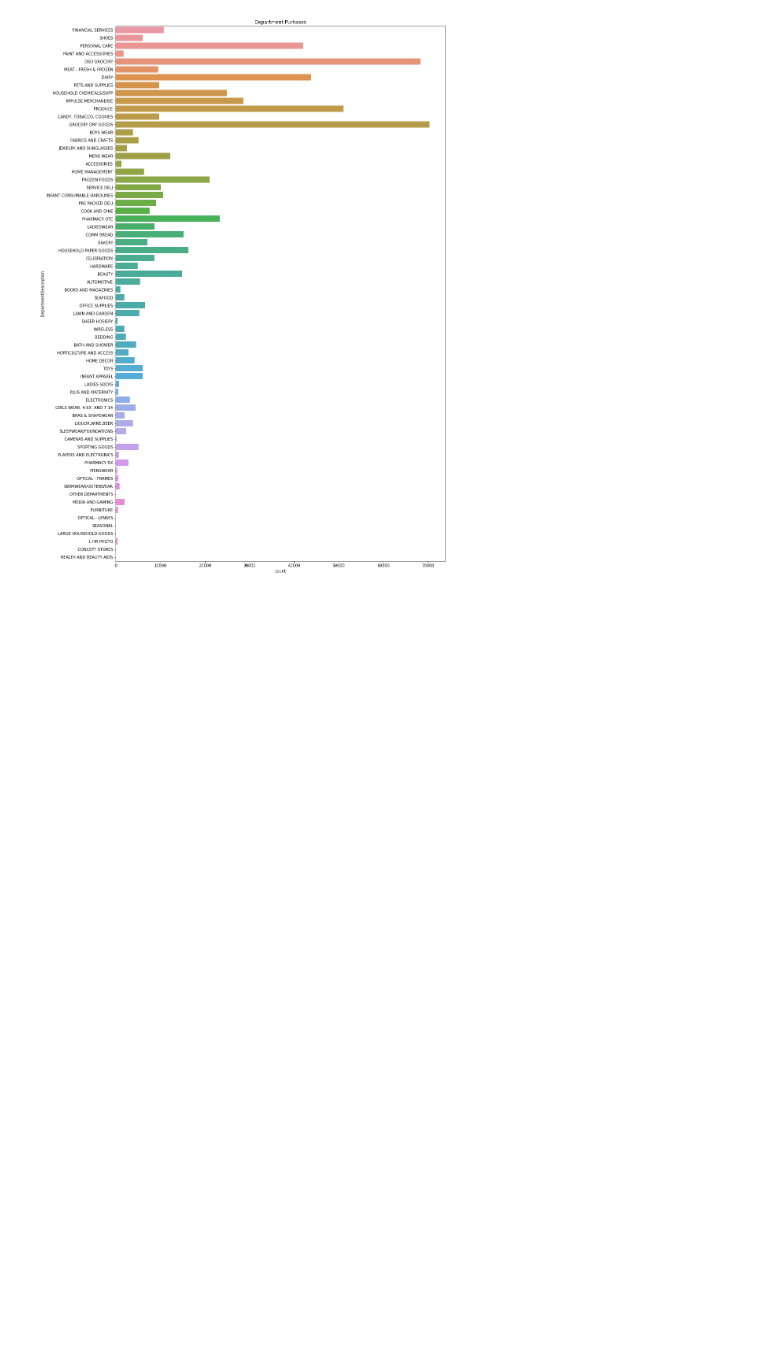
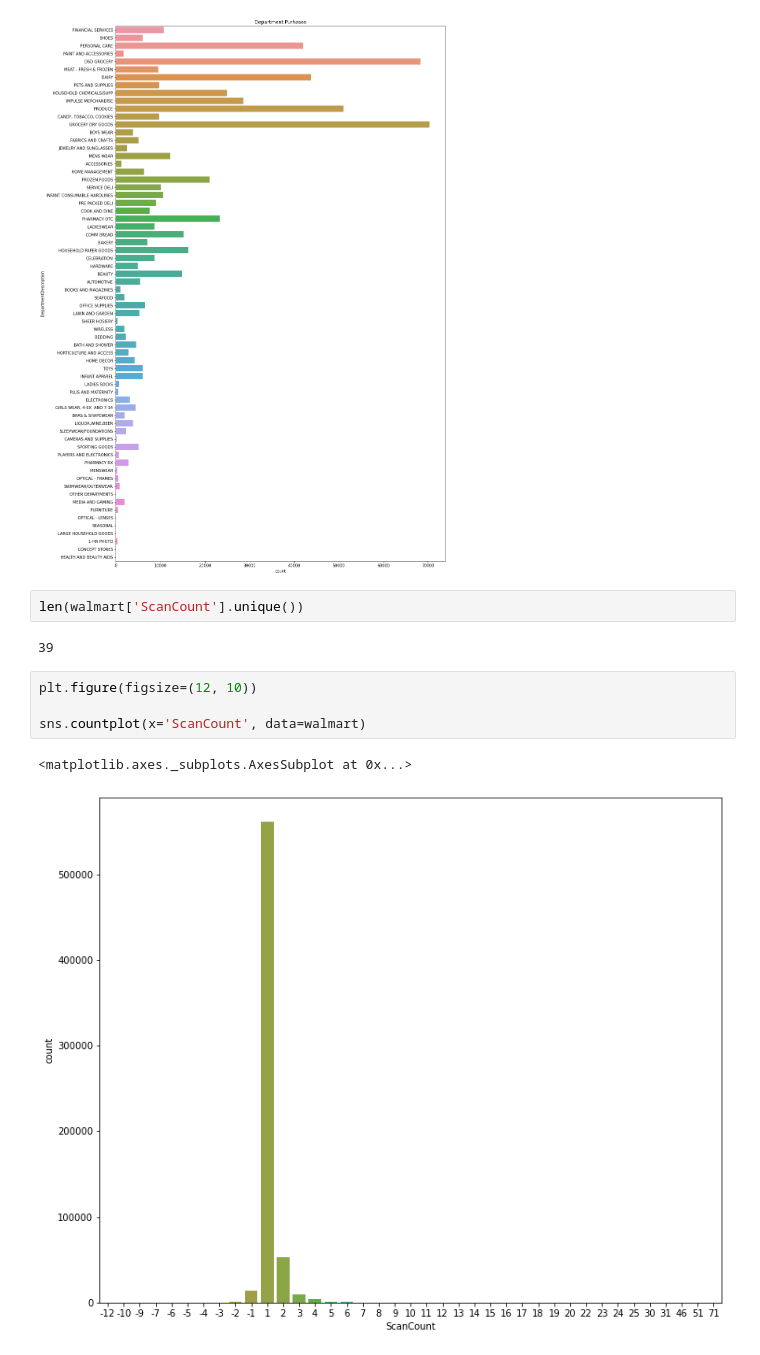
Before and after one commit to jordan-maulino/walmart_trip_prediction, a Jupyter notebook: walmart.ipynb, the cells around one changed output. Drawn from its saved outputs; the diff is of its cells as text; blank space fills up the shorter version.

```diff
--- a/walmart.ipynb
+++ b/walmart.ipynb
@@ -136,3 +136,14 @@ plt.title('Department Purhases')
 # %% [output]
 Text(0.5, 1.0, 'Department Purhases')
 [figure]
+# %%
+len(walmart['ScanCount'].unique())
+# %% [output]
+39
+# %%
+plt.figure(figsize=(12, 10))
+
+sns.countplot(x='ScanCount', data=walmart)
+# %% [output]
+<matplotlib.axes._subplots.AxesSubplot at 0x...>
+[figure, added]
```
Also changed, not shown: parts of 5 cells of this notebook.
